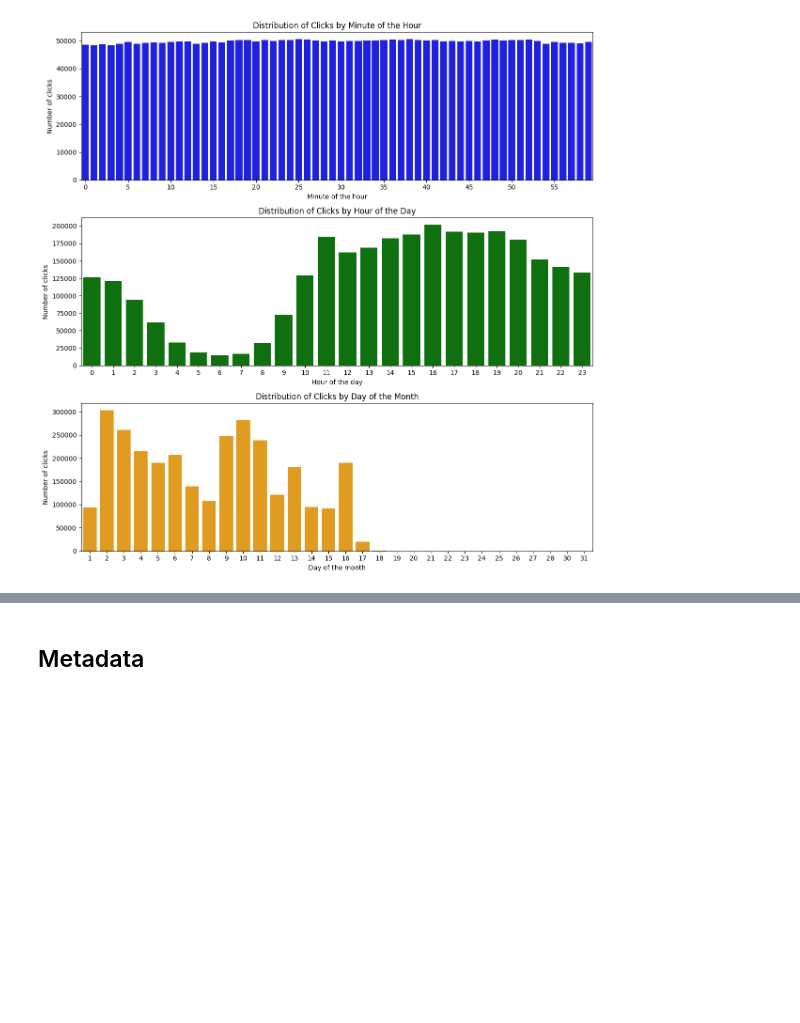
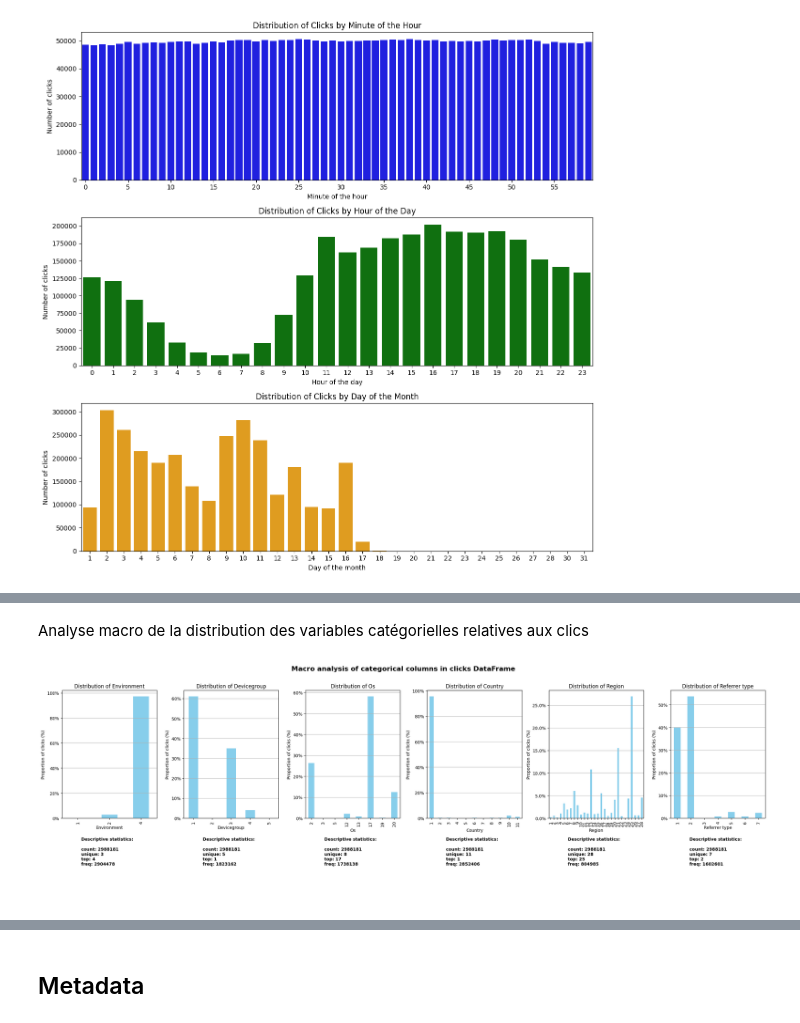
Before and after one commit to Hedredo/oc_p10, a Jupyter notebook: notebooks/main.ipynb, the cells around one changed output, grey strips where cells are left out. Saved outputs shown, nothing was run; the diff lists cells and outputs as text; code cells hidden in the pictures; blank space fills up the shorter version.

```diff
--- a/notebooks/main.ipynb
+++ b/notebooks/main.ipynb
@@ -517,7 +577,6 @@ Answer: yes, they can read the same article multiple times through multiple sess
 # %%
 # Split the columns into key columns, categorical columns, and timestamp columns
 cat_click_cols = [
-    "session_size",
     "click_environment",
     "click_deviceGroup",
     "click_os",
@@ -529,0 +587,44 @@ cat_click_cols = [
+# %% [markdown]
+Analyse macro de la distribution des variables catégorielles relatives aux clics
+# %%
+fig, ax = plt.subplots(2, 6, figsize=(24, 8), gridspec_kw={"height_ratios": [1, 0.5]})
+
+fig.suptitle(
+    "Macro analysis of categorical columns in clicks DataFrame",
+    fontsize=16,
+    fontweight="bold",
+)
+for i, col in enumerate(cat_click_cols):
+    proportions = clicks_df[col].value_counts(normalize=True).sort_index()
+    proportions.plot(
+        kind="bar",
+        title=f"Distribution of {col.replace('click_', '').replace('_', ' ').capitalize()}",
+        ax=ax[0, i],
+        color="skyblue",
+    )
+    ax[0, i].set_xlabel(col.replace("click_", "").replace("_", " ").capitalize())
+    ax[0, i].set_ylabel("Proportion of clicks (%)")
+    ax[0, i].grid(axis="y")
+    ax[0, i].yaxis.set_major_formatter(PercentFormatter(xmax=1))
+    stats_text = "\n".join(
+        [
+            f"{key}: {value:.9g}"
+            for key, value in clicks_df[col].astype("category").describe().items()
+        ]
+    )
+    stats_text = "Descriptive statistics:\n\n" + stats_text
+    ax[1, i].text(
+        0.2,
+        1.0,
+        stats_text,
+        transform=ax[1, i].transAxes,
+        fontsize=10,
+        fontweight="bold",
+        verticalalignment="top",
+        horizontalalignment="left",
+    )
+    ax[1, i].axis("off")
+plt.tight_layout(rect=[0, 0, 1, 0.97])
+plt.show()
+# %% [output]
+[figure, added]
```
Also changed, not shown: parts of 37 cells of this notebook, 2 other files.
